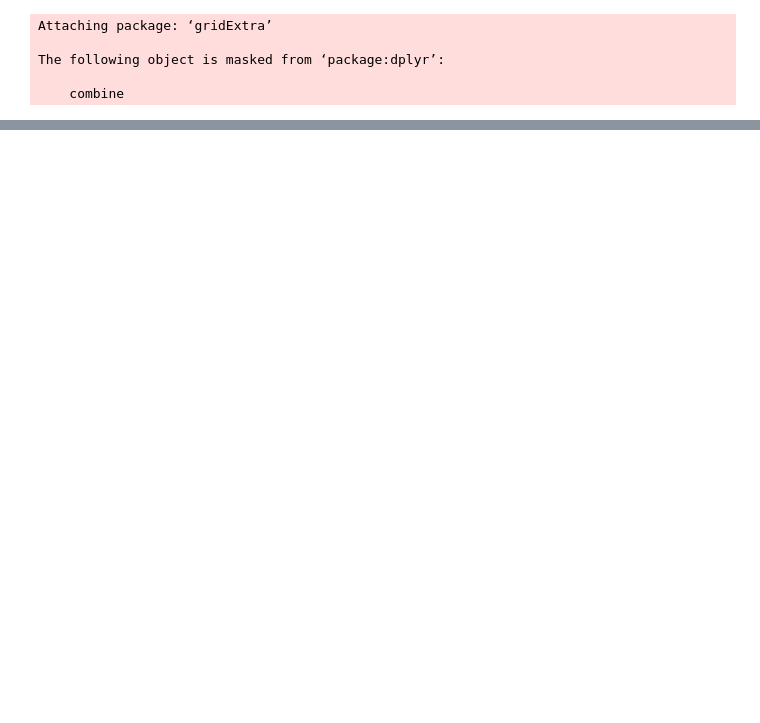
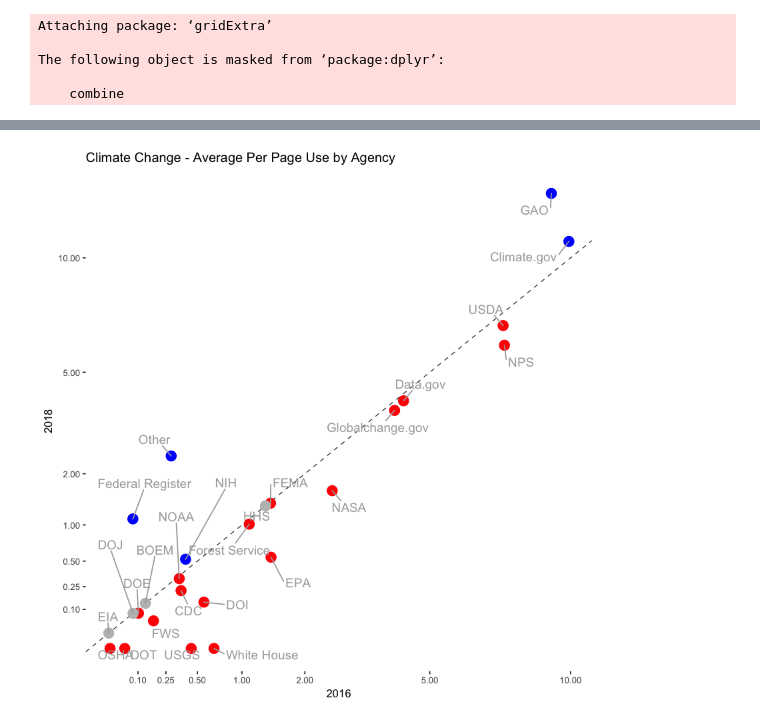
Before and after one commit to edgi-govdata-archiving/web_monitoring_research, a Jupyter notebook: term_analysis.ipynb, the cells around one changed output, grey strips where cells are left out. Drawn from its saved outputs; the diff is of its cells as text; code cells hidden in the pictures; blank space fills up the shorter version.

```diff
--- a/term_analysis.ipynb
+++ b/term_analysis.ipynb
@@ -172,0 +182,8 @@ errors
+# %%
+#SEE THE DATA
+#combined.url is only the urls that aren't NA after combined/first. In other words, we exclude 0/0 (0 obama, 0 change)
+#How many pages was the term on in at least one of the timeframes...??
+pc<-which(is.na(combined[i]/first[i])) #Exclude 0->0 change
+combined.full<-cbind(urls[c(1,3,6,8)], combined)
+combined.full<-combined.full[-c(pc),]
+combined.full
@@ -258,26 +381,20 @@ geom_abline(intercept=0, slope=1, colour="grey68", linetype=2, size=.2) + scale_
 # %%
 #### FIGURE 6
 
-by.org<-urls%>% group_by(org) %>%summarise(num_of_pages=n()) # summarize all URLs by org (agency)
-
 # This could be configured as a loop to go through each term but for our purposes here, we'll only look at "climate change"
 
-i=9
+i=9 # "Climate Change"
 
-#report by org and count
-#pctchg<-unlist(combined[i]/first[i])
+# Summarize all URLs by org (agency)
+by.org<-urls%>% group_by(org) %>%summarise(num_of_pages=n())
+
+#report by agency and count
 pc<-which(is.na(combined[i]/first[i]))
-combined.url<-cbind(urls[c(1,3,6,8)], first[i], second[i], combined[i]) #combined.url is only the urls that aren't NA after combined/first. In other words, we exclude 0/0 (0 obama, 0 change) #how many pages was the term on in at least one of the timeframes...
+combined.url<-cbind(urls[c(1,3,6,8)], first[i], second[i], combined[i])
 combined.url<-combined.url[-c(pc),]
 colnames(combined.url)<-c("url", "obama wm", "trump wm", "org", "before", "after","diff")
-
-# debug/fishy check
-fishy.after<-combined.url%>%group_by(after,org)%>%mutate(pages=n())%>%distinct(after,org,pages)
-fishy.after<-merge(fishy.after, by.org, by='org')
-
-# print list of counts
-listOfCounts<-cbind(terms[i],sum(combined.url$before), sum(combined.url$after), sum(combined.url$diff), 100*(sum(combined.url$diff)/sum(combined.url$before)), nrow(combined.url)) #sum(first[i]), sum(second[i]), sum(combined[i]), 100*(sum(combined[i])/sum(first[i])))
-#diganostic<-cbind(first[i], second[i], combined[i], urls$`captured url - 0`, urls$`final captured url - t`)
+#combined.url is only the urls that aren't NA after combined/first. In other words, we exclude 0/0 (0 obama, 0 change) #how many pages was the term on in at least one of the timeframes...
+combined.url
 
 # change by term
 stats<-combined.url%>% group_by(org) %>%summarise(ObamaSum=sum(before), TrumpSum=sum(after), overall_pct_chg = 100*(sum(diff)/sum(before)), OCount=sum(before >0 ), TCount=sum(after>0), num_of_pages=n())
@@ -285,39 +402,31 @@ stats<-merge(stats, by.org, by = "org")
 stats$pct<-(stats$num_of_pages.x/stats$num_of_pages.y)*100
 stats$pagepctchg<-((stats$TCount-stats$OCount)/stats$OCount)*100
 
-# Put together the full term count including 0s
-full<-cbind(urls[c(1,3,6,8)], first[i], second[i], combined[i], 100*(combined[i]/first[i]))
-colnames(full)<-c("url", "obama wm", "trump wm", "org", "before", "after","diff","pctdiff")
-full<-merge(full, obamaDocLength, by="url", all.x=TRUE)
-full<-merge(full, trumpDocLength, by="url", all.x=TRUE)
-
-#visualize term data by agency - changes in average use
-#calculate obama rate of use, trump rate of use
+#Visualize term data by agency - changes in average use
 stats.viz<-stats
 stats.viz$Obamadensity<-stats.viz$ObamaSum/stats.viz$num_of_pages.y #rate of use across all agency pages
-stats.viz$Obamaintensity<-stats.viz$ObamaSum/stats.viz$num_of_pages.x #rate of use across the pages it's used on
+#stats.viz$Obamaintensity<-stats.viz$ObamaSum/stats.viz$num_of_pages.x #rate of use across the pages it's used on
 stats.viz$Trumpdensity<-stats.viz$TrumpSum/stats.viz$num_of_pages.y #rate of use across all agency pages
-stats.viz$Trumpintensity<-stats.viz$TrumpSum/stats.viz$num_of_pages.x #rate of use across the pages it's used on
+#stats.viz$Trumpintensity<-stats.viz$TrumpSum/stats.viz$num_of_pages.x #rate of use across the pages it's used on
 
 stats.viz$position[stats.viz$TrumpSum- stats.viz$ObamaSum == 0] = "No Change"
 stats.viz$position[stats.viz$TrumpSum- stats.viz$ObamaSum > 0] = "Increase"
 stats.viz$position[stats.viz$TrumpSum- stats.viz$ObamaSum < 0] = "Decrease"
 stats.viz$position[stats.viz$TrumpSum- stats.viz$ObamaSum == 0] = "No Change"
 
-#FIGURE 6
+#Plot the figure
 title<-("Climate Change - Average Per Page Use by Agency")
-#file<-paste("outputs/figures/by term/",title,".png", sep="")  #save
-p<-ggplot(stats.viz,aes(x = Obamadensity,y = Trumpdensity, label = stats.viz$org))+
-geom_abline(intercept=0, slope=1, colour="black", size=.3, linetype="dashed") +
-geom_point(aes(x = Obamadensity,y = Trumpdensity,  color=stats.viz$position), size=4) +
-scale_x_sqrt(breaks=c(0, .1,.25, .5, 1, 2, 5, 10)) +
-scale_y_sqrt(breaks=c(0, .1,.25, .5, 1,2, 5, 10)) +
-labs(x="2016", y="2018", title=title) +
-geom_text_repel(colour='dark grey', size = 4, box.padding = .75) +
-scale_colour_manual(values = c("Red", "Blue", "Grey"))
+p <- ggplot(stats.viz, aes(x = Obamadensity,y = Trumpdensity, label = stats.viz$org))+
+    geom_abline(intercept=0, slope=1, colour="black", size=.3, linetype="dashed") +
+    geom_point(aes(x = Obamadensity,y = Trumpdensity,  color=stats.viz$position), size=4) +
+    scale_x_sqrt(breaks=c(0, .1,.25, .5, 1, 2, 5, 10)) +
+    scale_y_sqrt(breaks=c(0, .1,.25, .5, 1,2, 5, 10)) +
+    labs(x="2016", y="2018", title=title) +
+    geom_text_repel(colour='dark grey', size = 4, box.padding = .75) +
+    scale_colour_manual(values = c("Red", "Blue", "Grey"))
 
 p + theme(text=element_text(size=10), panel.grid.major = element_blank(), panel.grid.minor = element_blank(),
          plot.background=element_rect(fill='white'), panel.background = element_rect(fill='white'),
          legend.position="none", axis.line = element_line(colour = "black", size=0))
 #+ scale_color_manual(values=c("#ef8a62", "#67a9cf"))#+  scale_color_brewer(palette="Paired")#+geom_text(aes(label=url),hjust=0, vjust=0, size = 2)
-# ggsave(file, plot=last_plot())
+# %% [output]
@@ -324 +450,2 @@ p + theme(text=element_text(size=10), panel.grid.major = element_blank(), panel.
+[figure, added]
 # %%
```
Also changed, not shown: parts of 14 cells of this notebook, 4 other files.
